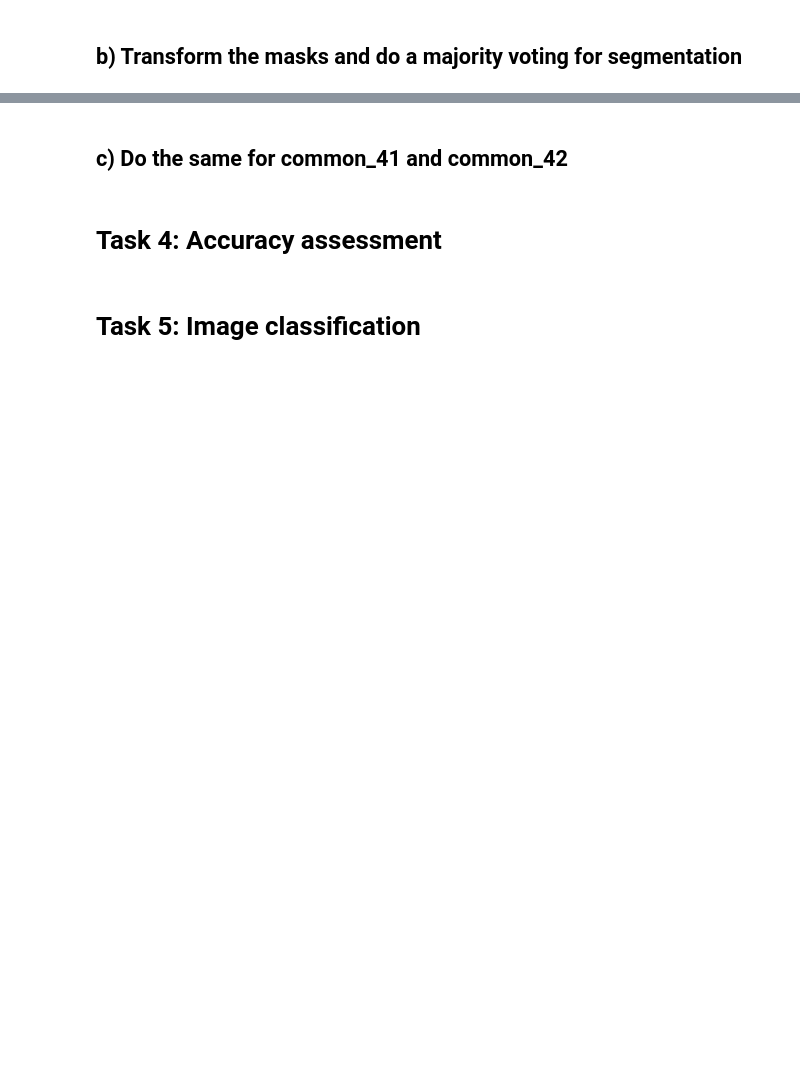
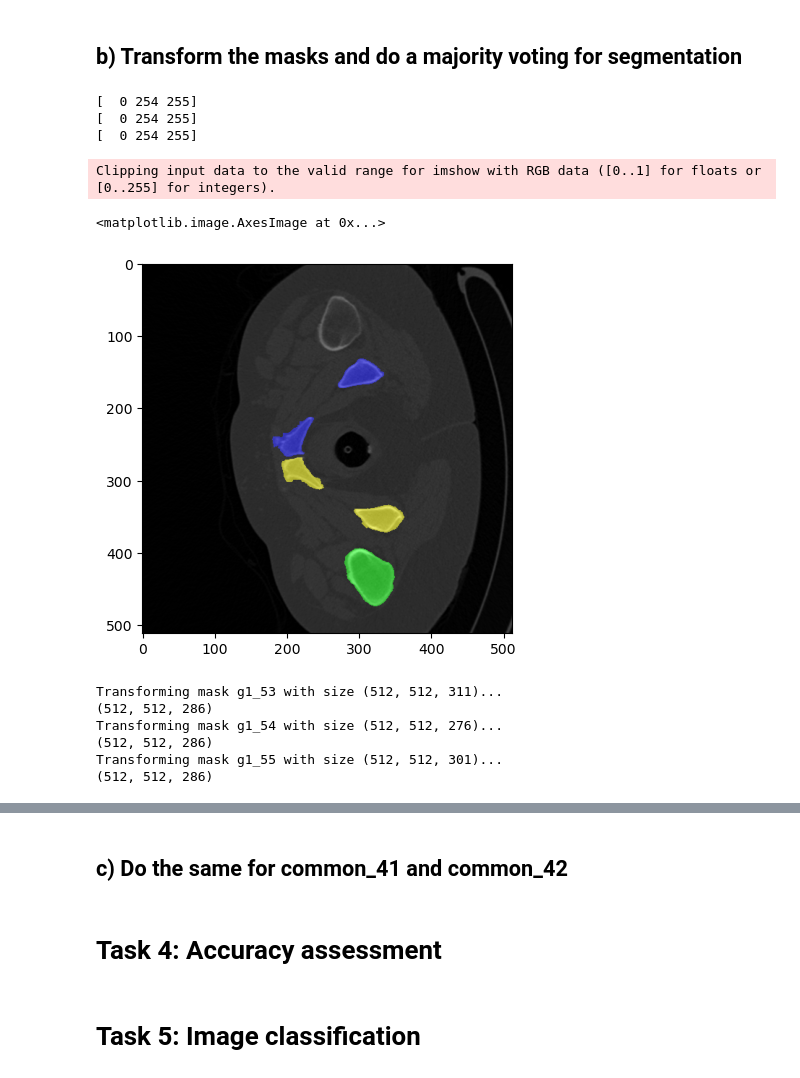
Before and after one commit to loicdemore/Projet3D_2, a Jupyter notebook: Notebook.ipynb, the cells around one changed output, grey strips where cells are left out. Saved outputs shown, nothing was run; the diff lists cells and outputs as text; code cells hidden in the pictures; blank space fills up the shorter version.

```diff
--- a/Notebook.ipynb
+++ b/Notebook.ipynb
@@ -339,2 +279,70 @@ transformation
 # %% [markdown]
 ## b) Transform the masks and do a majority voting for segmentation
+# %%
+# Helper functions
+
+def convert_mask_to_sitk(mask, reference_image):
+    """
+    Convert a mask loaded with nibabel into a SimpleITK image.
+
+    Parameters:
+    - mask_filename: Path to the mask file (e.g., .nii or .nii.gz)
+    - reference_image: A SimpleITK image that defines the geometry of the mask
+
+    Returns:
+    - SimpleITK mask image
+    """
+    # Ensure that the mask is binary (0 or 1)
+    mask = np.round(mask).astype(np.uint8)
+    print(np.unique(mask))
+
+    # Convert the Numpy array to a SimpleITK image
+    mask_sitk = sitk.GetImageFromArray(mask)
+
+    # Match the SimpleITK image's spacing and origin to the reference image
+    mask_sitk.SetSpacing(reference_image.GetSpacing())
+    mask_sitk.SetOrigin(reference_image.GetOrigin())
+    mask_sitk.SetDirection(reference_image.GetDirection())
+
+    return mask_sitk
+# %%
+# Load the masks
+mask_paths = [r"Dataset\GROUP_images\g1_53_merged_masks.nii.gz",
+                r"Dataset\GROUP_images\g1_54_merged_masks.nii.gz",
+                r"Dataset\GROUP_images\g1_55_merged_masks.nii.gz"]
+masks = []
+for i,mask_path in enumerate(mask_paths):
+    mask = nib.load(mask_path).get_fdata()
+    mask = mask.swapaxes(0, 2)
+    mask = convert_mask_to_sitk(mask, moving_images[i])
+    masks.append(mask)
+# %% [output]
+[  0 254 255]
+[  0 254 255]
+[  0 254 255]
+# %%
+mask = nib.load(mask_paths[0]).get_fdata()
+moving_array = sitk.GetArrayFromImage(moving_images[0])
+moving_array = moving_array.swapaxes(0, 2)
+plt.imshow(moving_array[:, :, moving_array.shape[2] // 2-100], cmap="gray")
+plt.imshow(mask[:,:,mask.shape[2]//2-100], alpha=0.5)
+# %% [output]
+Clipping input data to the valid range for imshow with RGB data ([0..1] for floats or [0..255] for integers).
+<matplotlib.image.AxesImage at 0x...>
+[figure, added]
+# %%
+# Apply the transformations to the masks
+transformed_masks = []
+for i,mask in enumerate(masks):
+    print(f"Transforming mask g1_{i+53} with size {mask.GetSize()}...")
+    mask =  sitk.Resample(mask, ref_image.GetSize(), sitk.Transform(), sitk.sitkLinear, ref_image.GetOrigin(), ref_image.GetSpacing(), ref_image.GetDirection(), 0.0, mask.GetPixelID())
+    print(mask.GetSize())
+    transformed_mask = reg.apply_lin_transf(mask, transformations[i])
+    transformed_masks.append(transformed_mask)
+# %% [output]
+Transforming mask g1_53 with size (512, 512, 311)...
+(512, 512, 286)
+Transforming mask g1_54 with size (512, 512, 276)...
+(512, 512, 286)
+Transforming mask g1_55 with size (512, 512, 301)...
+(512, 512, 286)
```
Also changed, not shown: parts of 22 cells of this notebook.
